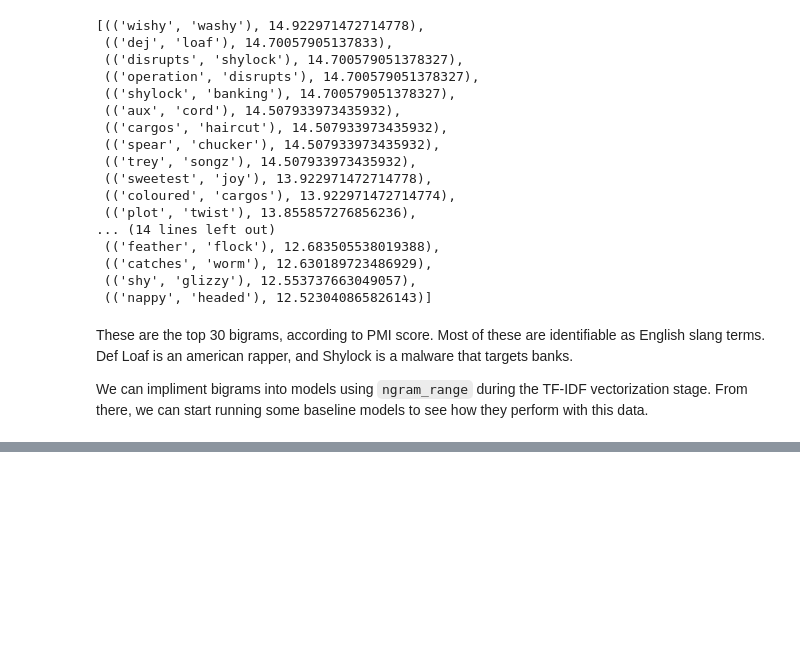
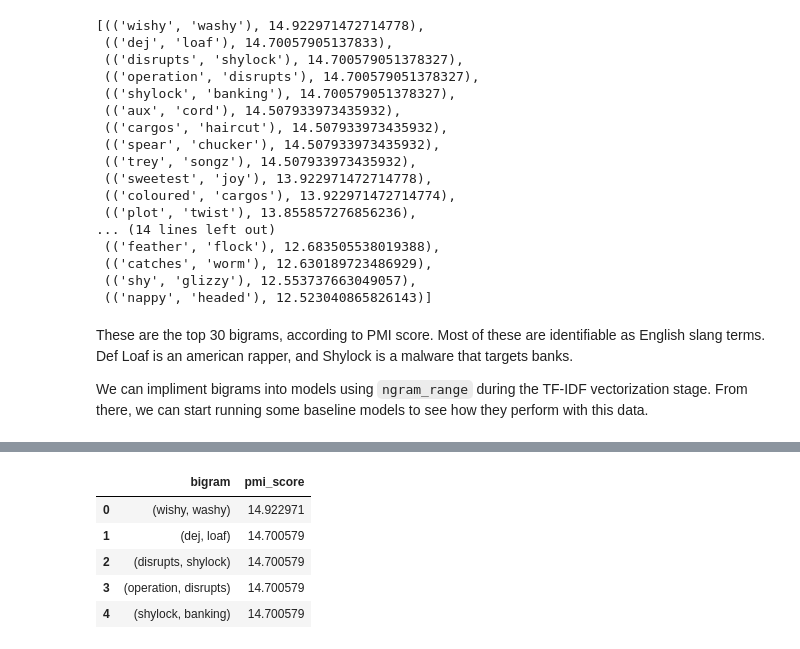
Before and after one commit to sidneykung/twitter_hate_speech_detection, a Jupyter notebook: preprocessing/nlp_preprocessing.ipynb, the cells around one changed output, grey strips where cells are left out. Saved outputs shown, nothing was run; the diff lists cells and outputs as text; code cells hidden in the pictures; blank space fills up the shorter version.

```diff
--- a/preprocessing/nlp_preprocessing.ipynb
+++ b/preprocessing/nlp_preprocessing.ipynb
@@ -248,3 +249,5 @@ pmi_scored[:30]
 These are the top 30 bigrams, according to PMI score. Most of these are identifiable as English slang terms. Def Loaf is an american rapper, and Shylock is a malware that targets banks.
 
 We can impliment bigrams into models using `ngram_range` during the TF-IDF vectorization stage. From there, we can start running some baseline models to see how they perform with this data.
+# %%
+bigrams_list = pmi_scored[:30]
@@ -250,0 +290,11 @@ We can impliment bigrams into models using `ngram_range` during the TF-IDF vecto
+# %%
+bigrams_df = pd.DataFrame(bigrams_list,columns=['bigram', 'pmi_score'])
+# %%
+bigrams_df.head()
+# %% [output]
+|  | bigram | pmi_score |
+| 0 | (wishy, washy) | 14.922971 |
+| 1 | (dej, loaf) | 14.700579 |
+| 2 | (disrupts, shylock) | 14.700579 |
+| 3 | (operation, disrupts) | 14.700579 |
+| 4 | (shylock, banking) | 14.700579 |
```
Also changed, not shown: parts of 10 cells of this notebook, 2 other files.
